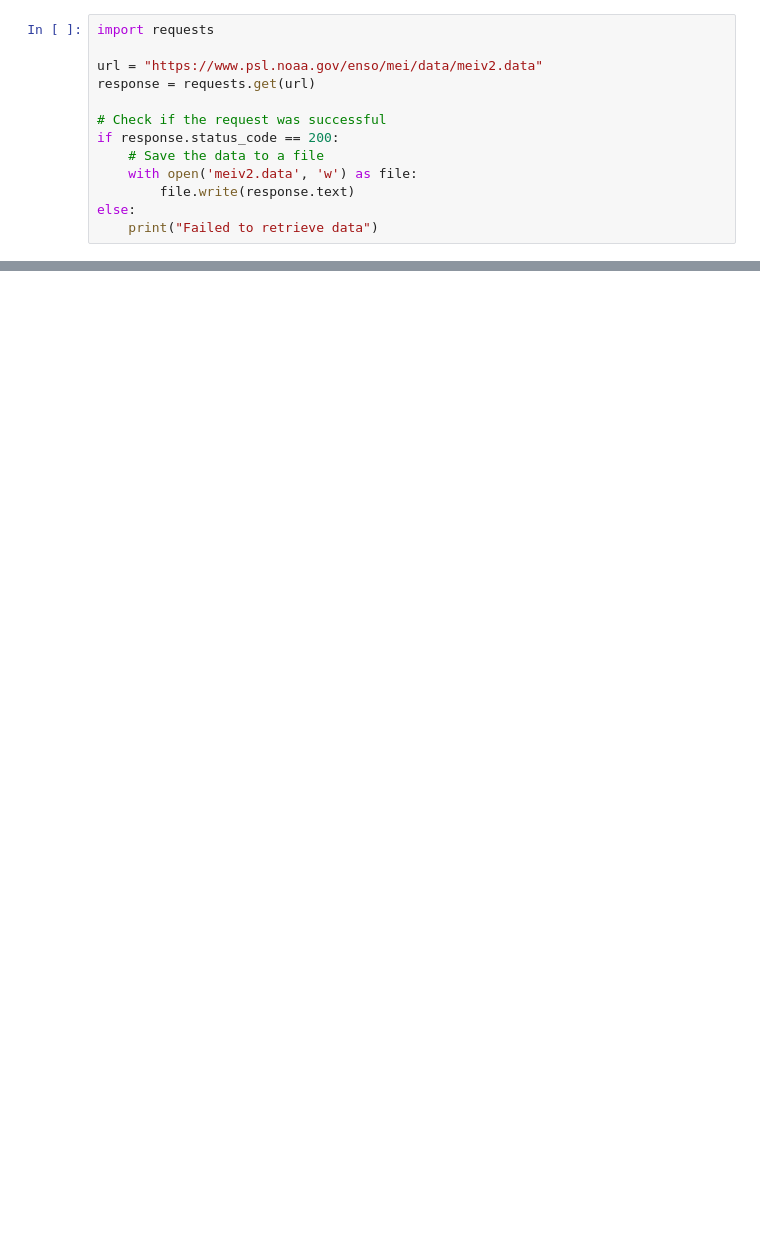
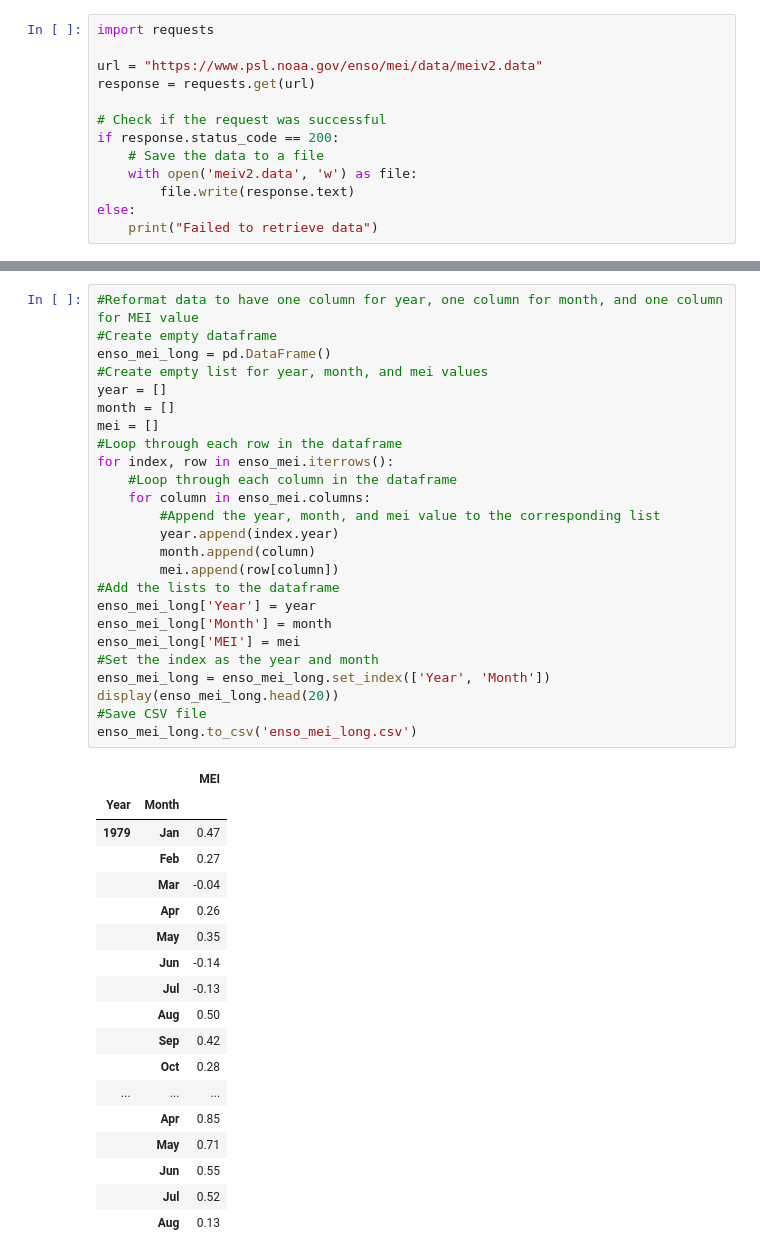
Before and after one commit to yannickpichardo/master_thesis, a Jupyter notebook: prelim_data.ipynb, the cells around one changed output, grey strips where cells are left out. Saved outputs shown, nothing was run; the diff lists cells and outputs as text; blank space fills up the shorter version.

```diff
--- a/prelim_data.ipynb
+++ b/prelim_data.ipynb
@@ -46,0 +44,44 @@ display(enso_mei)
+# %%
+#Reformat data to have one column for year, one column for month, and one column for MEI value
+#Create empty dataframe
+enso_mei_long = pd.DataFrame()
+#Create empty list for year, month, and mei values
+year = []
+month = []
+mei = []
+#Loop through each row in the dataframe
+for index, row in enso_mei.iterrows():
+    #Loop through each column in the dataframe
+    for column in enso_mei.columns:
+        #Append the year, month, and mei value to the corresponding list
+        year.append(index.year)
+        month.append(column)
+        mei.append(row[column])
+#Add the lists to the dataframe
+enso_mei_long['Year'] = year
+enso_mei_long['Month'] = month
+enso_mei_long['MEI'] = mei
+#Set the index as the year and month
+enso_mei_long = enso_mei_long.set_index(['Year', 'Month'])
+display(enso_mei_long.head(20))
+#Save CSV file
+enso_mei_long.to_csv('enso_mei_long.csv')
+# %% [output]
+|  |  | MEI |
+| Year | Month |  |
+| 1979 | Jan | 0.47 |
+|  | Feb | 0.27 |
+|  | Mar | -0.04 |
+|  | Apr | 0.26 |
+|  | May | 0.35 |
+|  | Jun | -0.14 |
+|  | Jul | -0.13 |
+|  | Aug | 0.50 |
+|  | Sep | 0.42 |
+|  | Oct | 0.28 |
+| ... | ... | ... |
+|  | Apr | 0.85 |
+|  | May | 0.71 |
+|  | Jun | 0.55 |
+|  | Jul | 0.52 |
+|  | Aug | 0.13 |
```
Also changed, not shown: parts of 2 cells of this notebook.
